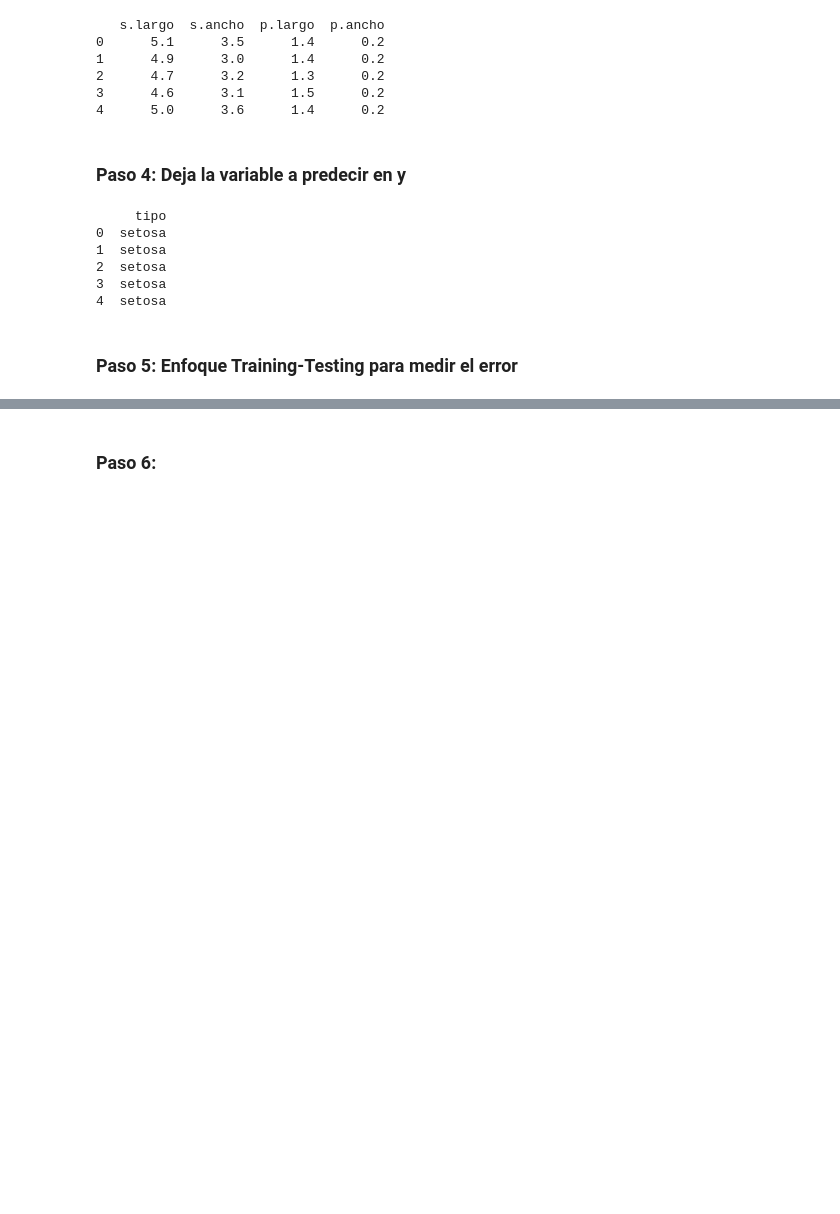
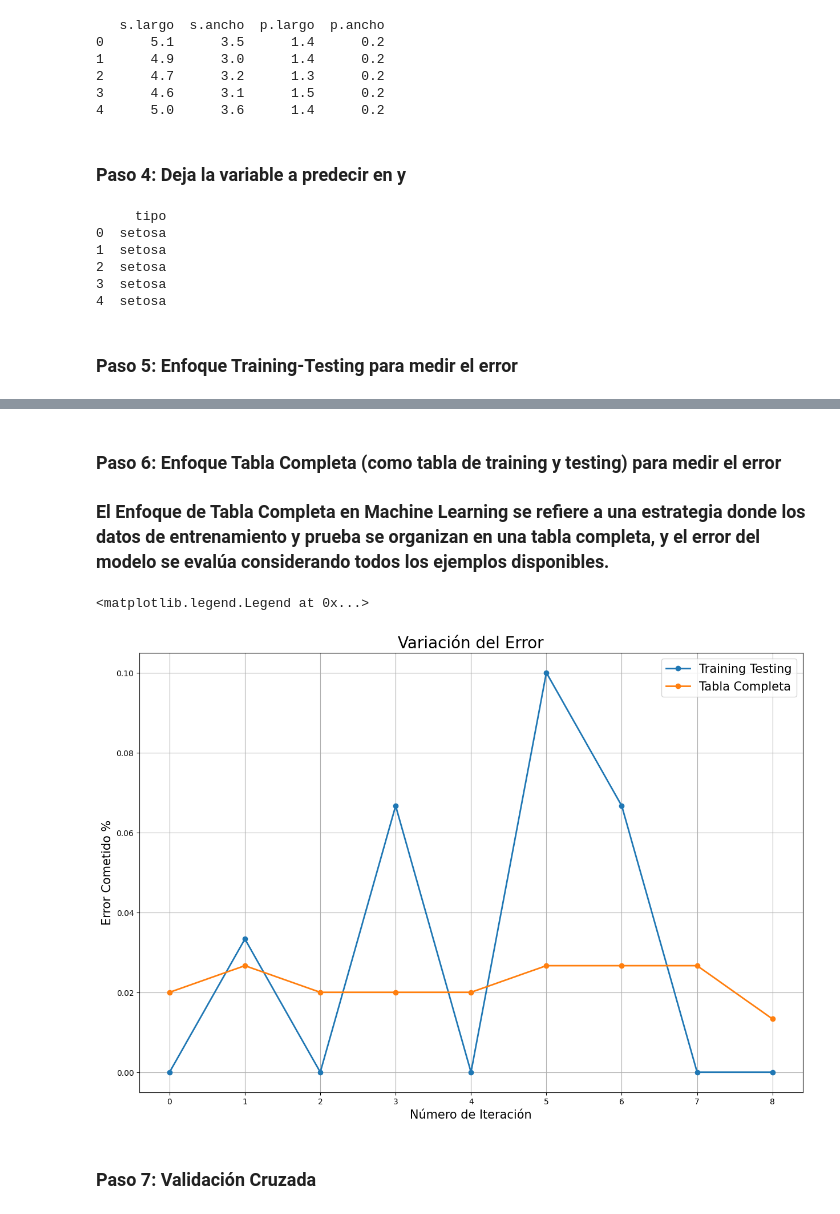
Before and after one commit to Laremo/MDL-2026, a Jupyter notebook: Practica 8/MDL_red_neuronal_BP.ipynb, the cells around one changed output, grey strips where cells are left out. Saved outputs shown, nothing was run; the diff lists cells and outputs as text; code cells hidden in the pictures; blank space fills up the shorter version.

```diff
--- a/Practica 8/MDL_red_neuronal_BP.ipynb
+++ b/Practica 8/MDL_red_neuronal_BP.ipynb
@@ -93,2 +93,27 @@ plt.legend(['Training Testing'], loc = 'upper right', fontsize = 15)
 # %% [markdown]
-### Paso 6:
+### Paso 6: Enfoque Tabla Completa (como tabla de training y testing) para medir el error
+
+### El Enfoque de Tabla Completa en Machine Learning se refiere a una estrategia donde los datos de entrenamiento y prueba se organizan en una tabla completa, y el error del modelo se evalúa considerando todos los ejemplos disponibles.
+# %%
+error_tc = []
+
+for i in range(0, 9):
+    #knn = KNeighborsClassifier(n_neighbors = 8)
+    instancia_red = MLPClassifier()
+    instancia_red.fit(X, y.values.ravel())
+
+    error_tc.append(1 - instancia_red.score(X, y))
+
+plt.figure(figsize=(15,10))
+plt.plot(error_tt, 'o-', lw = 2)
+plt.plot(error_tc, 'o-', lw = 2)
+plt.xlabel("Número de Iteración", fontsize = 15)
+plt.ylabel("Error Cometido %", fontsize = 15)
+plt.title("Variación del Error", fontsize = 20)
+plt.grid(True)
+plt.legend(['Training Testing', 'Tabla Completa'], loc = 'upper right', fontsize = 15)
+# %% [output]
+<matplotlib.legend.Legend at 0x...>
+[figure, added]
+# %% [markdown]
+### Paso 7: Validación Cruzada
```
Also changed, not shown: parts of 8 cells of this notebook, 2 other files.
